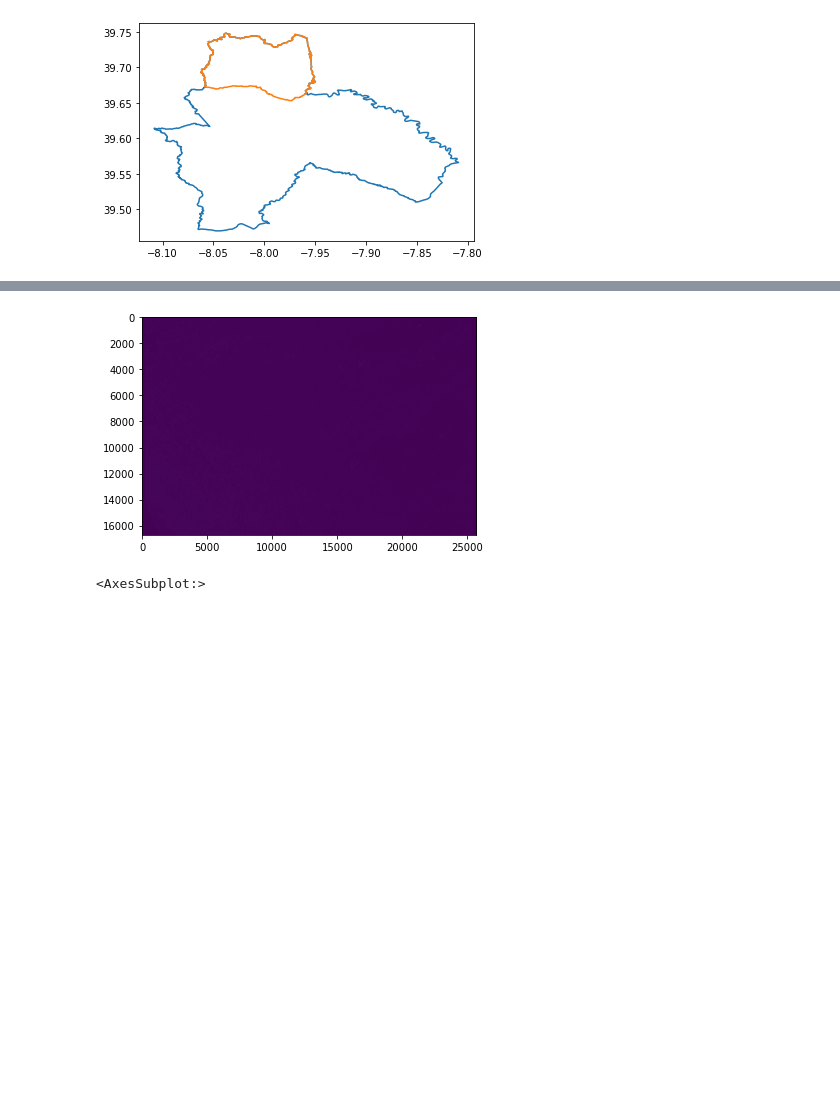
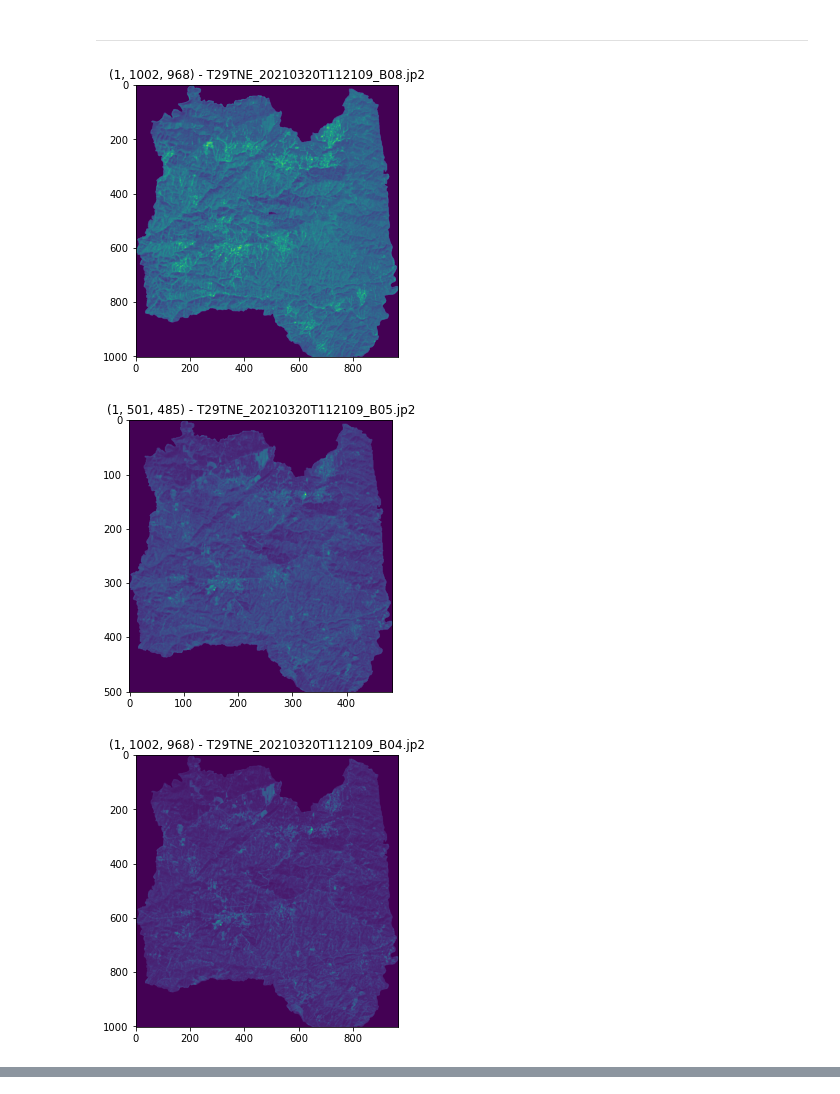
Before and after one commit to fernandeslouro/terras, a Jupyter notebook: maps.ipynb, the cells around one changed output, grey strips where cells are left out. Saved outputs shown, nothing was run; the diff lists cells and outputs as text; code cells hidden in the pictures; blank space fills up the shorter version.

Commit message:
can now plot rasters cropped with municipality and parish polygon

```diff
--- a/maps.ipynb
+++ b/maps.ipynb
@@ -24,8 +17,0 @@ coords = ( #Lon, Lat / X, Y order
-# %%
-for shp in freguesias_shapes:
-    #print(shp['properties']['NAME_3'])
-    if shp['properties']['NAME_3']=='Cardigos' :
-        cardigos_shp = shp
-for shp in concelhos_shapes:
-    if 'Mação' in shp['properties']['NAME_2']:
-        macao_shp = shp
@@ -37,13 +64,32 @@ macao_y = [point[1] for point in macao_shp['geometry']['coordinates'][0]]
-# %%
-plt.figure()
-plt.plot(macao_x,macao_y)
-plt.plot(cardigos_x,cardigos_y)
-
-plt.show()
-# %% [output]
-[figure, removed]
+# %% [markdown]
+***
+# %%
+#image_dir = 'S2B_MSIL2A_20210320T112109_N0214_R037_T29TNE_20210320T130843.SAFE/GRANULE/L2A_T29TNE_A021084_20210320T112112/IMG_DATA/R10m/'
+image_dir = 'S2B_MSIL1C_20210320T112109_N0209_R037_T29TNE_20210320T123052.SAFE/GRANULE/L1C_T29TNE_A021084_20210320T112112/IMG_DATA'
+# %%
+def transform_shapefile(shp):
+    transformer = pyproj.Transformer.from_crs("epsg:4326", "epsg:32629")
+    p1 = pyproj.Proj('epsg:4326', preserve_units=False)
+    p2 = pyproj.Proj('epsg:32629', preserve_units=False)
+    shp_t={
+        'type':shp['type'],
+        'id':shp['id'],
+        'properties':shp['properties'],
+        'geometry':{'type':shp['geometry']['type'],
+                    'coordinates':[pt for pt in pyproj.itransform(p1,p2,shp['geometry']['coordinates'][0], always_xy=True)]}
+        #'geometry':{'type':macao_shp['geometry']['type'], 'coordinates':[[transformer.transform(point[0], point[1]) for point in macao_shp['geometry']['coordinates'][0]]]}
+    }
+    to_mask_input = [geometry.Polygon([[p[0], p[1]] for p in shp_t['geometry']['coordinates']])]
+    return to_mask_input
 # %%
-feat1 = [macao_shp['geometry']]
-with rasterio.open(fp) as src:
-        out_image, out_transform = rasterio.mask.mask(src, feat1,crop=True)
-        out_meta = src.meta.copy()
+for i in os.listdir(image_dir):
+    with rasterio.open(os.path.join(image_dir, i)) as src:
+            out_image, out_transform = rasterio.mask.mask(src, transform_shapefile(cardigos_shp), crop=True, nodata=10, all_touched=True)
+            out_meta = src.meta.copy()
+            plt.figure(figsize=(5,5))
+            plt.title(f'{np.array(out_image).shape} - {i}')
+            show(out_image)
+# %% [output]
+[figure, added]
+[figure, added]
+[figure, added]
@@ -50,5 +106,0 @@ with rasterio.open(fp) as src:
-# %%
-show(img)
-# %% [output]
-[figure, removed]
-<AxesSubplot:>
```
Also changed, not shown: parts of 6 cells of this notebook, 2 other files.
